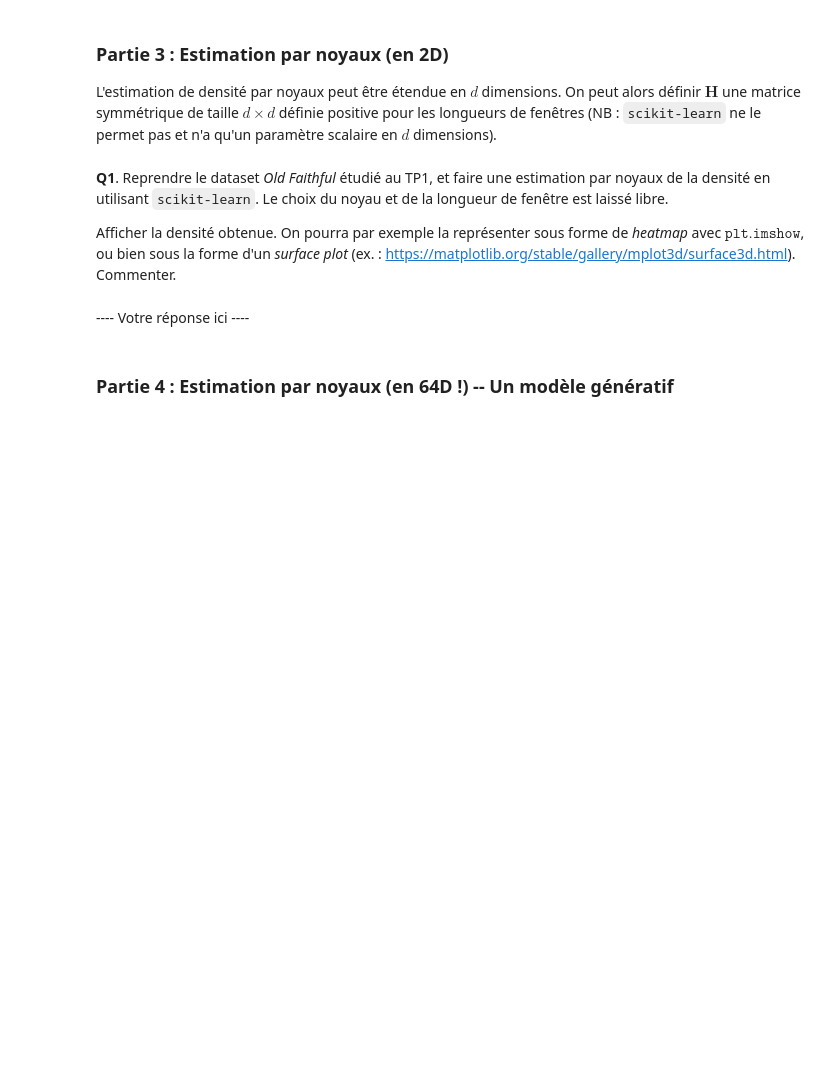
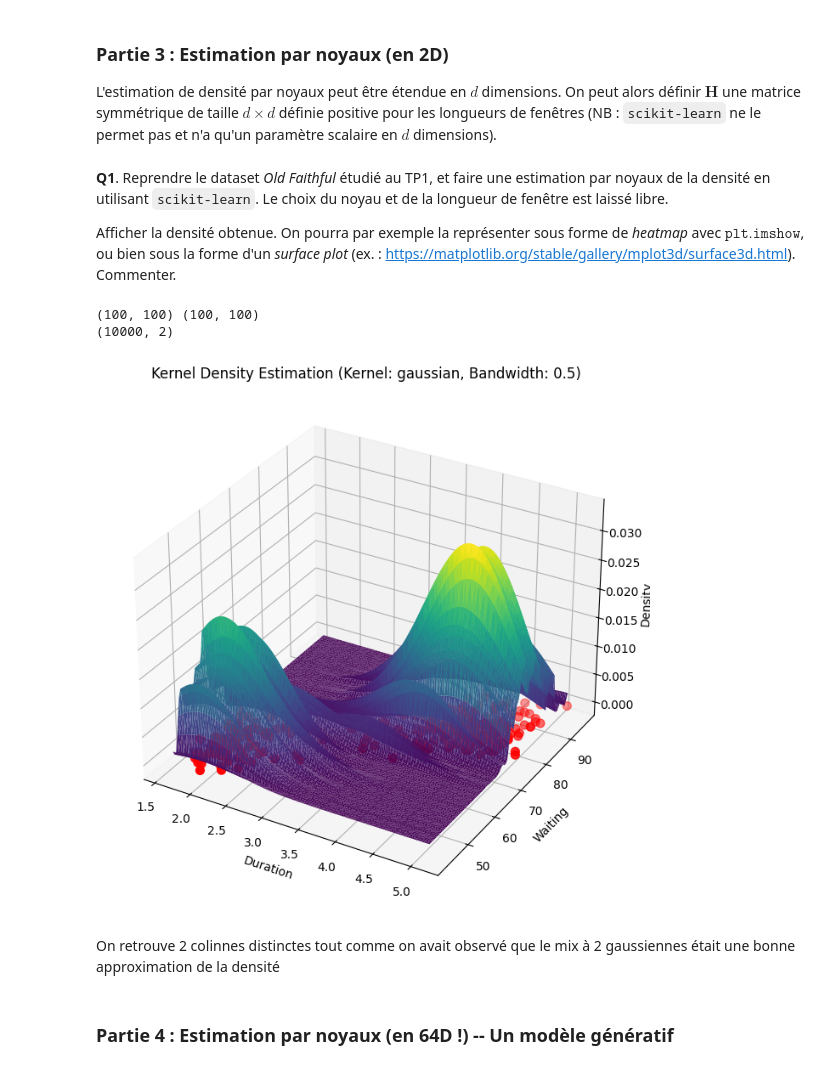
Before and after one commit to jeremdesno/python_sdia, a Jupyter notebook: Estim_stat/tp2_kde.ipynb, the cells around one changed output. Saved outputs shown, nothing was run; the diff lists cells and outputs as text; code cells hidden in the pictures; blank space fills up the shorter version.

```diff
--- a/Estim_stat/tp2_kde.ipynb
+++ b/Estim_stat/tp2_kde.ipynb
@@ -244,25 +242,57 @@ Afficher la densité obtenue. On pourra par exemple la représenter sous forme d
 # %%
 # Load the "Old Faithful" dataset from the Seaborn library
 
 import seaborn
 df = seaborn.load_dataset('geyser')
 X = df[['duration', 'waiting']].values
 
 
 # Use scikit-learn to estimate the density
 
-# # # # # # # # #
-# YOUR CODE HERE #
-# # # # # # # # #
+# Create a grid of points to represent the density
+x_grid, y_grid = np.meshgrid(np.linspace(X[:, 0].min(), X[:, 0].max(), 100),
+                             np.linspace(X[:, 1].min(), X[:, 1].max(), 100))
+print(x_grid.shape, y_grid.shape)
+grid_points = np.vstack([x_grid.ravel(), y_grid.ravel()]).T
+print(grid_points.shape)
+
+# Use scikit-learn to estimate the density
+kernel = 'gaussian'
+bandwidth = 0.5
+kde_model = KernelDensity(kernel=kernel, bandwidth=bandwidth)
+kde_model.fit(X)
+
+# Compute the density for each grid point
+density = np.exp(kde_model.score_samples(grid_points))
 
 
 # Represent the density (imshow or surface plot (or both ?!))
 
-# # # # # # # # #
-# YOUR CODE HERE #
-# # # # # # # # #
+# Reshape the density for plotting
+density = density.reshape(100, 100)
+
+# Represent the density using a 3D surface plot
+fig = plt.figure(figsize=(10, 8))
+ax = fig.add_subplot(111, projection='3d')
+x = x_grid.ravel()
+y = y_grid.ravel()
+z = density.ravel()
+
+ax.plot_trisurf(x, y, z, cmap='viridis')
+
+ax.scatter(X[:, 0], X[:, 1], c='red', s=50, marker='o', label='Data Points')
+
+ax.set_xlabel('Duration')
+ax.set_ylabel('Waiting')
+ax.set_zlabel('Density')
+ax.set_title(f'Kernel Density Estimation (Kernel: {kernel}, Bandwidth: {bandwidth})')
+plt.show()
+# %% [output]
+(100, 100) (100, 100)
+(10000, 2)
+[figure, added]
 # %% [markdown]
----- Votre réponse ici ----
+On retrouve 2 colinnes distinctes tout comme on avait observé que le mix à 2 gaussiennes était une bonne approximation de la densité
 # %% [markdown]
 ### Partie 4 : Estimation par noyaux (en 64D !) -- Un modèle génératif
 # %% [markdown]
```
Also changed, not shown: parts of 4 cells of this notebook.
